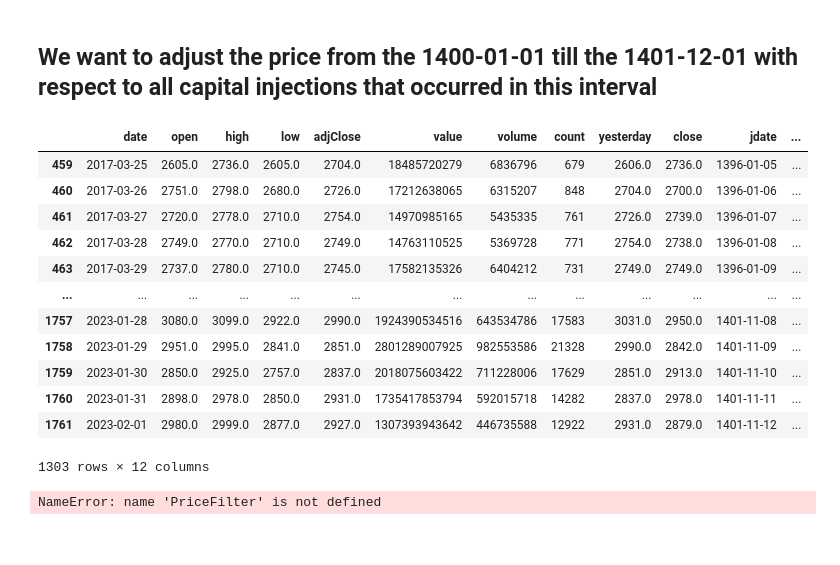
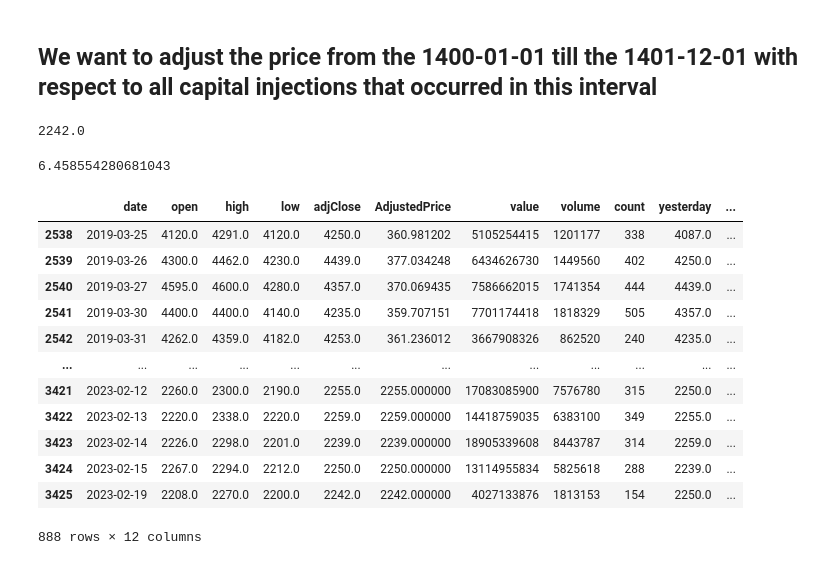
Before and after one commit to Xaleed/AdjustedPrice_P, a Jupyter notebook: AdjustPrice.ipynb, the cells around one changed output. Drawn from its saved outputs; the diff is of its cells as text; code cells hidden in the pictures.

Commit message:
in this step this we can adjust price of stock

```diff
--- a/AdjustPrice.ipynb
+++ b/AdjustPrice.ipynb
@@ -9,5 +12,5 @@ from scipy.ndimage.interpolation import shift
 # get data from the web
 # %%
 #tickers = tse.download(symbols="all", write_to_csv=True,  include_jdate=True)
-Price = pd.read_csv("/home/khaled/Project/AdjustedPrice_P/tickers_data/خودرو.csv")
-Price
+Price1 = pd.read_csv("/home/khaled/Project/AdjustedPrice_P/tickers_data/قشکر.csv")
+Price = Price1[Price1['volume']>100].copy()
@@ -28,4 +16,0 @@ Price
-# %%
-#Price = tickers['خودرو']
-Price['adjCloseShift'] = shift(Price['adjClose'], 1, cval=np.inf)
-Price
@@ -46,39 +17,46 @@ Price
 # %% [markdown]
 ## We want to adjust the price from the 1400-01-01 till the 1401-12-01 with respect to all capital injections that occurred in this interval
 # %%
-FirstDayOfInterval = '1396-01-01'
+FirstDayOfInterval = '1398-01-01'
 LastDayOfInterval = '1401-12-01'
-def DateT(a):
-    return(datetime.fromisoformat((a)))
-def DateT1(a):
-    return(pd.Timestamp(a))
-Price['date'] = Price['date'].apply(lambda x: DateT(x))
+
 gregorian_date = jdatetime.date(int(LastDayOfInterval[0:4]),
                                 int(LastDayOfInterval[5:7]),int(LastDayOfInterval[8:10])).togregorian()
 Fgregorian_date = jdatetime.date(int(FirstDayOfInterval[0:4]),
                                  int(FirstDayOfInterval[5:7]),int(FirstDayOfInterval[8:10])).togregorian()
+
+def DateT(a):
+    return(datetime.fromisoformat((a)))
+Price['date'] = Price['date'].apply(lambda x: DateT(x))
 PriceFilter = Price[(Price['date'] > pd.Timestamp(pd.to_datetime(Fgregorian_date))) & (Price['date'] < pd.Timestamp(pd.to_datetime(gregorian_date)))]
-PriceFilter
-# %% [output]
-|  | date | open | high | low | adjClose | value | volume | count | yesterday | close | jdate | ... |
-| 459 | 2017-03-25 | 2605.0 | 2736.0 | 2605.0 | 2704.0 | 18485720279 | 6836796 | 679 | 2606.0 | 2736.0 | 1396-01-05 | ... |
-| 460 | 2017-03-26 | 2751.0 | 2798.0 | 2680.0 | 2726.0 | 17212638065 | 6315207 | 848 | 2704.0 | 2700.0 | 1396-01-06 | ... |
-| 461 | 2017-03-27 | 2720.0 | 2778.0 | 2710.0 | 2754.0 | 14970985165 | 5435335 | 761 | 2726.0 | 2739.0 | 1396-01-07 | ... |
-| 462 | 2017-03-28 | 2749.0 | 2770.0 | 2710.0 | 2749.0 | 14763110525 | 5369728 | 771 | 2754.0 | 2738.0 | 1396-01-08 | ... |
-| 463 | 2017-03-29 | 2737.0 | 2780.0 | 2710.0 | 2745.0 | 17582135326 | 6404212 | 731 | 2749.0 | 2749.0 | 1396-01-09 | ... |
-| ... | ... | ... | ... | ... | ... | ... | ... | ... | ... | ... | ... | ... |
-| 1757 | 2023-01-28 | 3080.0 | 3099.0 | 2922.0 | 2990.0 | 1924390534516 | 643534786 | 17583 | 3031.0 | 2950.0 | 1401-11-08 | ... |
-| 1758 | 2023-01-29 | 2951.0 | 2995.0 | 2841.0 | 2851.0 | 2801289007925 | 982553586 | 21328 | 2990.0 | 2842.0 | 1401-11-09 | ... |
-| 1759 | 2023-01-30 | 2850.0 | 2925.0 | 2757.0 | 2837.0 | 2018075603422 | 711228006 | 17629 | 2851.0 | 2913.0 | 1401-11-10 | ... |
-| 1760 | 2023-01-31 | 2898.0 | 2978.0 | 2850.0 | 2931.0 | 1735417853794 | 592015718 | 14282 | 2837.0 | 2978.0 | 1401-11-11 | ... |
-| 1761 | 2023-02-01 | 2980.0 | 2999.0 | 2877.0 | 2927.0 | 1307393943642 | 446735588 | 12922 | 2931.0 | 2879.0 | 1401-11-12 | ... |
-1303 rows × 12 columns
+# %%
+PriceFilter.iloc[-1, Loc]
+# %% [output]
+2242.0
+# %%
+Prod
+# %% [output]
+6.458554280681043
 # %%
-Ratio =  PriceFilter['close']/ PriceFilter['yesterday']
+Ratio =  PriceFilter['adjClose']/ PriceFilter['yesterday']
 CumProd = Ratio.cumprod()
 Prod = Ratio.prod()
 AdjusetCumProd = CumProd/Prod
-PriceFilter['AdjustedPrice'] = AdjusetCumProd*PriceFilter['close'].last()
-PriceFilter['AdjustedPrice']
+Loc = PriceFilter.columns.get_loc('adjClose')
+a = PriceFilter.iloc[-1, Loc]*AdjusetCumProd
+PriceFilter.insert(Loc+1,"AdjustedPrice", a, True)
+PriceFilter
 # %% [output]
+|  | date | open | high | low | adjClose | AdjustedPrice | value | volume | count | yesterday | ... |
+| 2538 | 2019-03-25 | 4120.0 | 4291.0 | 4120.0 | 4250.0 | 360.981202 | 5105254415 | 1201177 | 338 | 4087.0 | ... |
+| 2539 | 2019-03-26 | 4300.0 | 4462.0 | 4230.0 | 4439.0 | 377.034248 | 6434626730 | 1449560 | 402 | 4250.0 | ... |
+| 2540 | 2019-03-27 | 4595.0 | 4600.0 | 4280.0 | 4357.0 | 370.069435 | 7586662015 | 1741354 | 444 | 4439.0 | ... |
+| 2541 | 2019-03-30 | 4400.0 | 4400.0 | 4140.0 | 4235.0 | 359.707151 | 7701174418 | 1818329 | 505 | 4357.0 | ... |
+| 2542 | 2019-03-31 | 4262.0 | 4359.0 | 4182.0 | 4253.0 | 361.236012 | 3667908326 | 862520 | 240 | 4235.0 | ... |
+| ... | ... | ... | ... | ... | ... | ... | ... | ... | ... | ... | ... |
+| 3421 | 2023-02-12 | 2260.0 | 2300.0 | 2190.0 | 2255.0 | 2255.000000 | 17083085900 | 7576780 | 315 | 2250.0 | ... |
+| 3422 | 2023-02-13 | 2220.0 | 2338.0 | 2220.0 | 2259.0 | 2259.000000 | 14418759035 | 6383100 | 349 | 2255.0 | ... |
+| 3423 | 2023-02-14 | 2226.0 | 2298.0 | 2201.0 | 2239.0 | 2239.000000 | 18905339608 | 8443787 | 314 | 2259.0 | ... |
+| 3424 | 2023-02-15 | 2267.0 | 2294.0 | 2212.0 | 2250.0 | 2250.000000 | 13114955834 | 5825618 | 288 | 2239.0 | ... |
+| 3425 | 2023-02-19 | 2208.0 | 2270.0 | 2200.0 | 2242.0 | 2242.000000 | 4027133876 | 1813153 | 154 | 2250.0 | ... |
-NameError: name 'PriceFilter' is not defined
+888 rows × 12 columns
```
Also changed, not shown: parts of 6 cells of this notebook.
